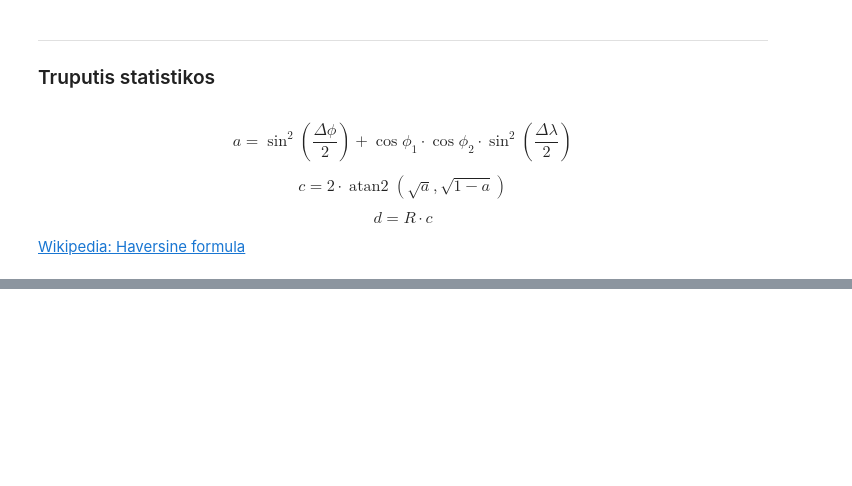
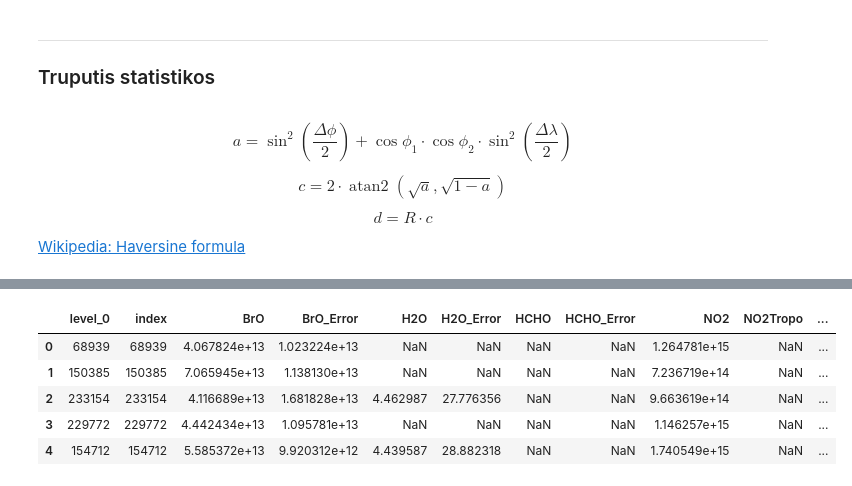
Before and after one commit to rugcer04/Duomenu_mokslo_projektas, a Jupyter notebook: code/python/ACSAF/data_prep.ipynb, the cells around one changed output, grey strips where cells are left out. Saved outputs shown, nothing was run; the diff lists cells and outputs as text; code cells hidden in the pictures; blank space fills up the shorter version.

```diff
--- a/code/python/ACSAF/data_prep.ipynb
+++ b/code/python/ACSAF/data_prep.ipynb
@@ -159,0 +147,15 @@ plt.show()
+# %%
+final_df['date'] = pd.to_datetime(final_df['date'])
+idx = final_df.groupby(final_df['date'].dt.date)['km_to_Vilnius'].idxmin()
+closest_per_day_df = final_df.loc[idx].reset_index()
+# %%
+closest_per_day_df = closest_per_day_df.set_index('date')
+# %%
+closest_per_day_df.head()
+# %% [output]
+|  | level_0 | index | BrO | BrO_Error | H2O | H2O_Error | HCHO | HCHO_Error | NO2 | NO2Tropo | ... |
+| 0 | 68939 | 68939 | 4.067824e+13 | 1.023224e+13 | NaN | NaN | NaN | NaN | 1.264781e+15 | NaN | ... |
+| 1 | 150385 | 150385 | 7.065945e+13 | 1.138130e+13 | NaN | NaN | NaN | NaN | 7.236719e+14 | NaN | ... |
+| 2 | 233154 | 233154 | 4.116689e+13 | 1.681828e+13 | 4.462987 | 27.776356 | NaN | NaN | 9.663619e+14 | NaN | ... |
+| 3 | 229772 | 229772 | 4.442434e+13 | 1.095781e+13 | NaN | NaN | NaN | NaN | 1.146257e+15 | NaN | ... |
+| 4 | 154712 | 154712 | 5.585372e+13 | 9.920312e+12 | 4.439587 | 28.882318 | NaN | NaN | 1.740549e+15 | NaN | ... |
```
Also changed, not shown: parts of 11 cells of this notebook, 3 other files.
